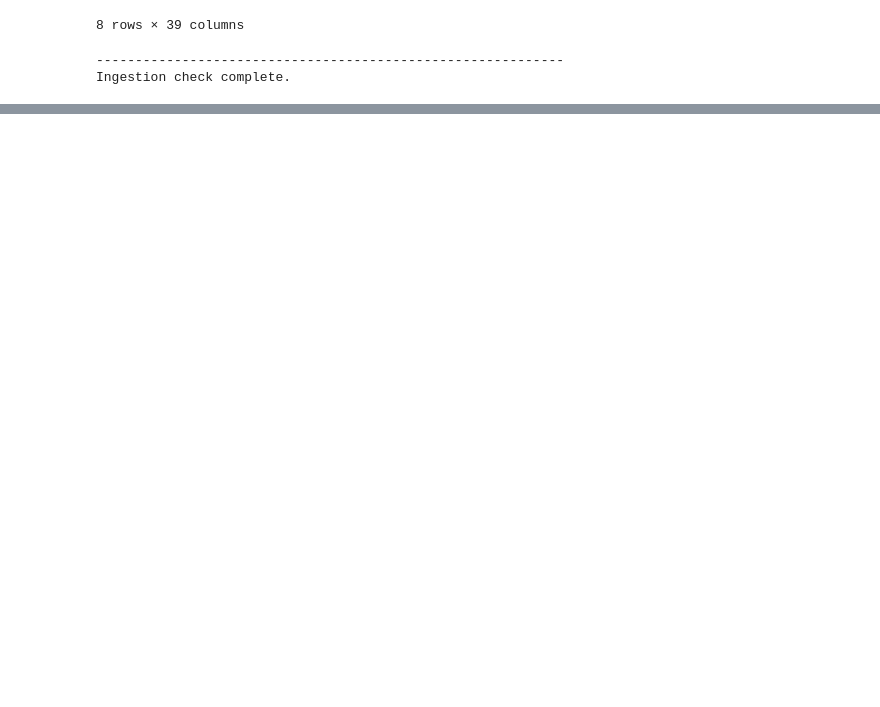
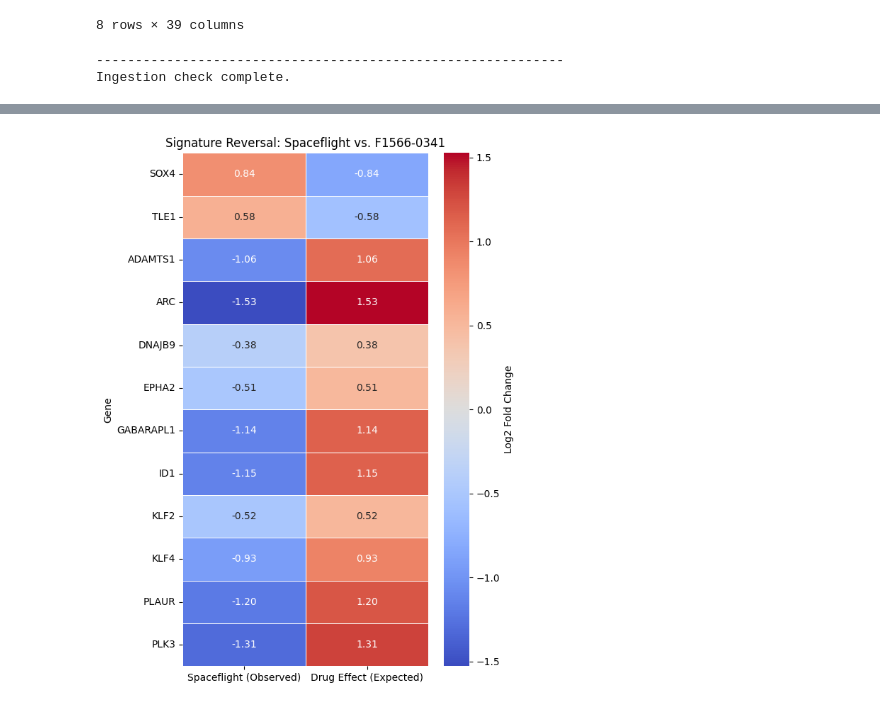
Before and after one commit to labonysur-cloud/AstroLongevity, a Jupyter notebook: notebooks/AstroLongevity_Data_Pipeline.ipynb, the cells around one changed output, grey strips where cells are left out. Drawn from its saved outputs; the diff is of its cells as text; code cells hidden in the pictures; blank space fills up the shorter version.

Commit message:
Export JSON APIs for frontend, generate Reversal Heatmap, clean UI

```diff
--- a/notebooks/AstroLongevity_Data_Pipeline.ipynb
+++ b/notebooks/AstroLongevity_Data_Pipeline.ipynb
@@ -707,2 +707,81 @@ Top 15 Candidate Countermeasures (Signature Reversal):
 
 Saved candidates to Drive: AstroLongevity_Data_Final\L1000_Candidate_Drugs.csv
+# %%
+# Cell 9: Frontend Data Export and Reversal Visualization
+#
+# Generates a heatmap proving transcriptomic reversal for the top drug candidate.
+# Exports all pipeline outputs as static JSON files to the Next.js `public/data/`
+# directory for lightning-fast frontend dashboard rendering.
+
+import os
+import seaborn as sns
+import matplotlib.pyplot as plt
+
+print("FRONTEND HAND-OFF & VISUALIZATION")
+print("-" * 60)
+
+# 1. Reversal Heatmap for Top Drug
+if 'api_data' in locals() and api_data.get("topMeta"):
+    top_drug = api_data["topMeta"][0]
+    drug_name = top_drug.get("pert_desc", "Candidate").capitalize()
+    overlap = top_drug.get("overlap", {})
+
+    # Get top 10 up-reversed and top 10 down-reversed genes
+    up_dn = overlap.get("up/dn", [])[:10]
+    dn_up = overlap.get("dn/up", [])[:10]
+
+    # Map back to exact Spaceflight Log2FC
+    human_to_mouse = {row["SYMBOL"].upper(): row["SYMBOL"] for _, row in final_sig.iterrows()}
+
+    heatmap_data = []
+    for h_gene in up_dn + dn_up:
+        m_gene = human_to_mouse.get(h_gene)
+        if m_gene:
+            sf_fc = final_sig[final_sig["SYMBOL"] == m_gene]["Average_Log2fc"].values[0]
+            # Drug effect is theoretically the inverse for visualization
+            heatmap_data.append({
+                "Gene": h_gene,
+                "Spaceflight (Observed)": sf_fc,
+                "Drug Effect (Expected)": -sf_fc
+            })
+
+    if heatmap_data:
+        heatmap_df = pd.DataFrame(heatmap_data).set_index("Gene")
+
+        plt.figure(figsize=(6, 8))
+        sns.heatmap(heatmap_df, cmap="coolwarm", center=0, annot=True, fmt=".2f",
+                    cbar_kws={'label': 'Log2 Fold Change'}, linewidths=.5)
+        plt.title(f"Signature Reversal: Spaceflight vs. {drug_name}")
+        plt.tight_layout()
+
+        heatmap_path = os.path.join(DRIVE_PATH, "Reversal_Heatmap.png")
+        plt.savefig(heatmap_path, dpi=300)
+        plt.show()
+        print(f"Heatmap saved: {heatmap_path}")
+    else:
+        print("No overlap genes found for heatmap.")
+else:
+    print("No drug data available for heatmap.")
+
+# 2. Static JSON Export for Next.js Frontend
+try:
+    # Resolve the public/data directory relative to this notebook
+    # Assuming notebook is in `E:/AstroLongevity/notebooks`
+    # We want `E:/AstroLongevity/public/data`
+    PUBLIC_DATA_DIR = os.path.abspath(os.path.join("..", "public", "data"))
+    os.makedirs(PUBLIC_DATA_DIR, exist_ok=True)
+
+    if 'pca_df' in locals():
+        pca_df.to_json(os.path.join(PUBLIC_DATA_DIR, "pca_coordinates.json"), orient="records")
+    if 'final_sig' in locals():
+        final_sig.head(100).to_json(os.path.join(PUBLIC_DATA_DIR, "concordant_signature.json"), orient="records")
+    if 'df_bench_results' in locals():
+        df_bench_results.to_json(os.path.join(PUBLIC_DATA_DIR, "benchmark_stats.json"), orient="records")
+    if 'df_drugs' in locals():
+        df_drugs.to_json(os.path.join(PUBLIC_DATA_DIR, "l1000_drug_candidates.json"), orient="records")
+
+    print(f"\nJSON data exported successfully to: {PUBLIC_DATA_DIR}")
+
+except Exception as e:
+    print(f"Failed to export JSON: {e}")
+# %% [output]
@@ -708,0 +790 @@ Saved candidates to Drive: AstroLongevity_Data_Final\L1000_Candidate_Drugs.csv
+[figure, added]
```
Also changed, not shown: parts of 7 cells of this notebook, 13 other files.
